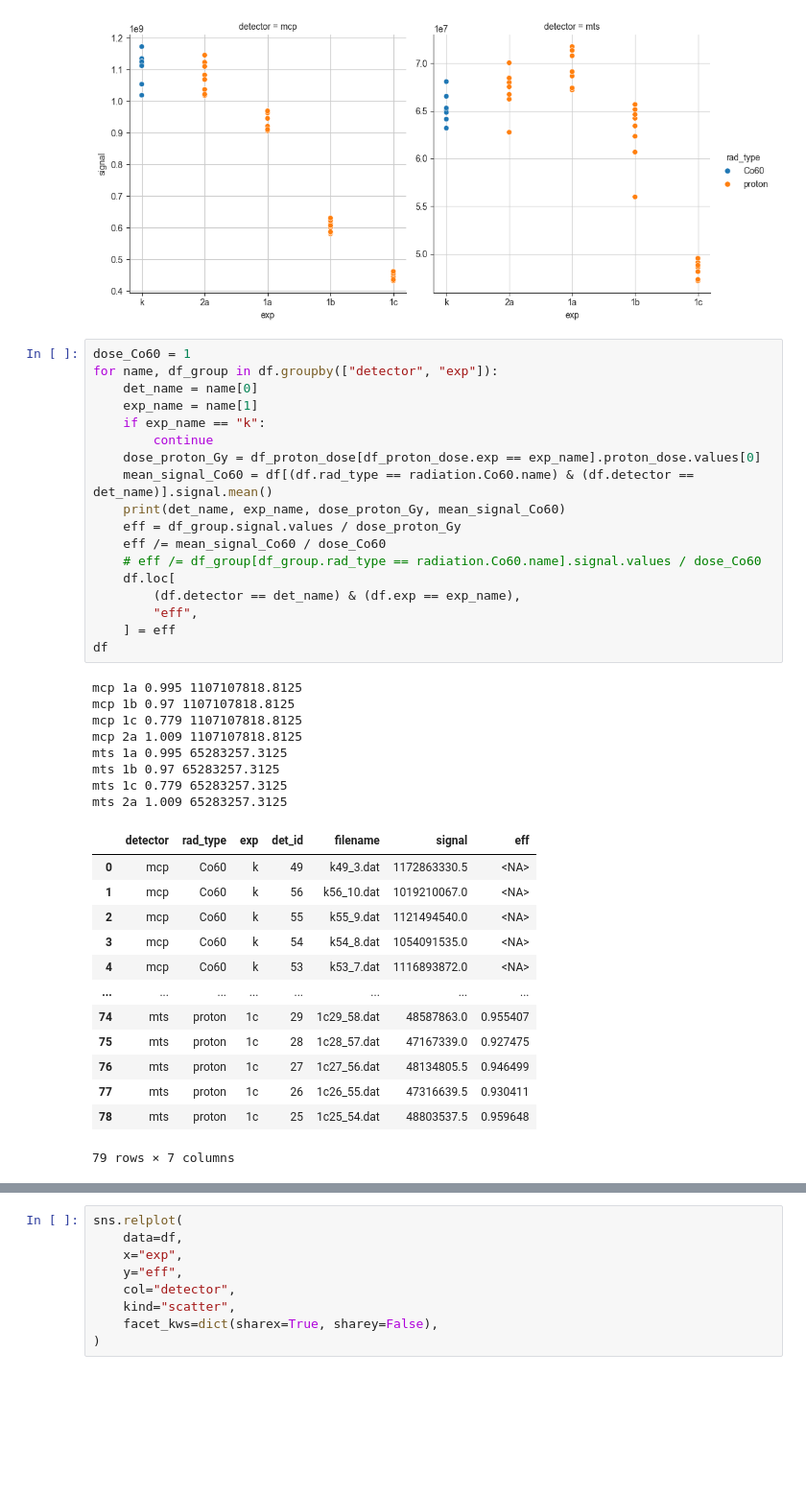
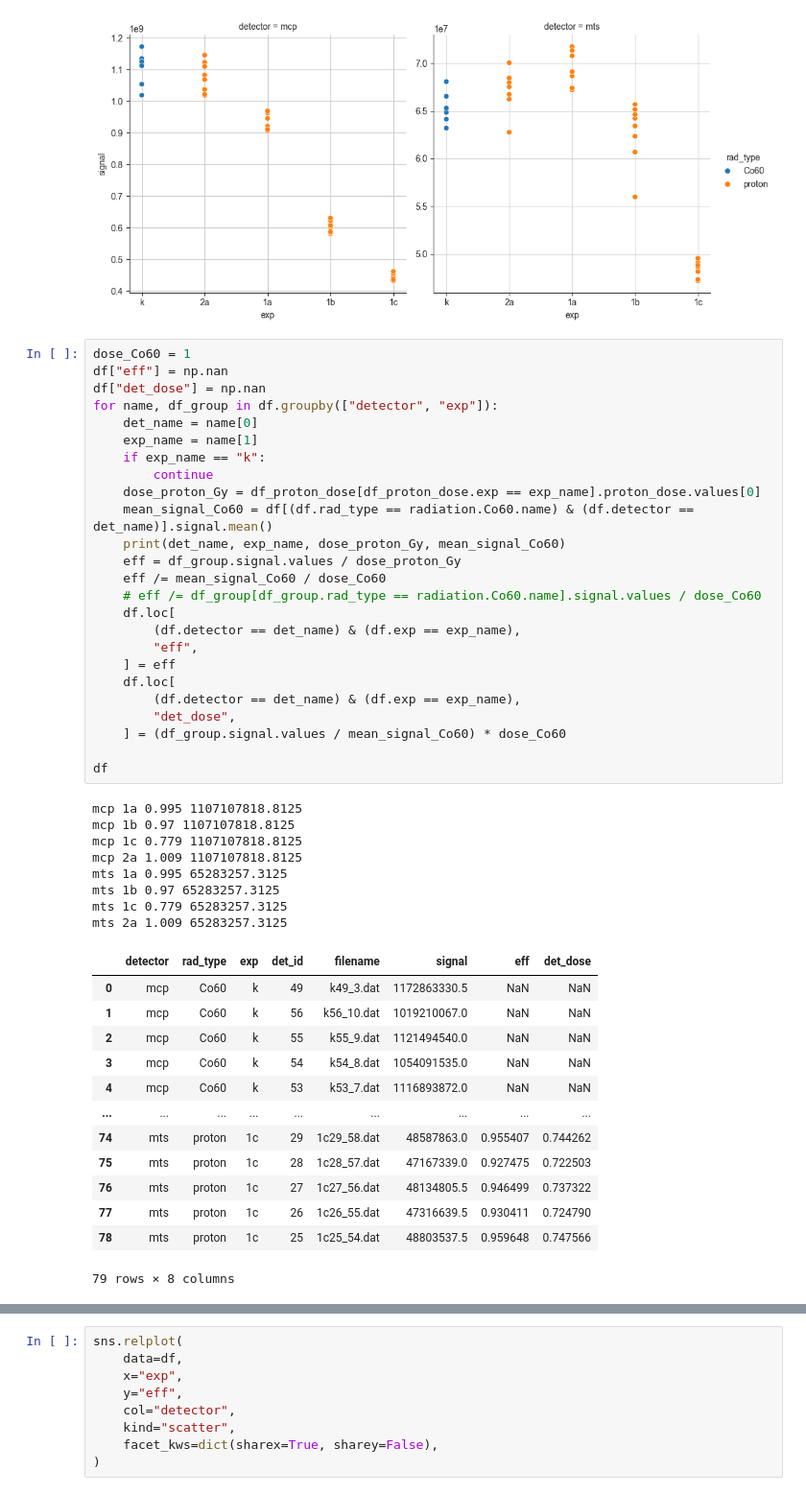
Before and after one commit to grzanka/tld_let_calibration, a Jupyter notebook: notebook/0.5-explore_data_dcpt.ipynb, the cells around one changed output, grey strips where cells are left out. Shown at 96% size. Drawn from its saved outputs; the diff is of its cells as text; blank space fills up the shorter version.

```diff
--- a/notebook/0.5-explore_data_dcpt.ipynb
+++ b/notebook/0.5-explore_data_dcpt.ipynb
@@ -208,41 +234,48 @@ sns.relplot(
 [figure]
 # %%
 dose_Co60 = 1
+df["eff"] = np.nan
+df["det_dose"] = np.nan
 for name, df_group in df.groupby(["detector", "exp"]):
     det_name = name[0]
     exp_name = name[1]
     if exp_name == "k":
         continue
     dose_proton_Gy = df_proton_dose[df_proton_dose.exp == exp_name].proton_dose.values[0]
     mean_signal_Co60 = df[(df.rad_type == radiation.Co60.name) & (df.detector == det_name)].signal.mean()
     print(det_name, exp_name, dose_proton_Gy, mean_signal_Co60)
     eff = df_group.signal.values / dose_proton_Gy
     eff /= mean_signal_Co60 / dose_Co60
     # eff /= df_group[df_group.rad_type == radiation.Co60.name].signal.values / dose_Co60
     df.loc[
         (df.detector == det_name) & (df.exp == exp_name),
         "eff",
     ] = eff
+    df.loc[
+        (df.detector == det_name) & (df.exp == exp_name),
+        "det_dose",
+    ] = (df_group.signal.values / mean_signal_Co60) * dose_Co60
+
 df
 # %% [output]
 mcp 1a 0.995 1107107818.8125
 mcp 1b 0.97 1107107818.8125
 mcp 1c 0.779 1107107818.8125
 mcp 2a 1.009 1107107818.8125
 mts 1a 0.995 65283257.3125
 mts 1b 0.97 65283257.3125
 mts 1c 0.779 65283257.3125
 mts 2a 1.009 65283257.3125
-|  | detector | rad_type | exp | det_id | filename | signal | eff |
-| 0 | mcp | Co60 | k | 49 | k49_3.dat | 1172863330.5 | <NA> |
-| 1 | mcp | Co60 | k | 56 | k56_10.dat | 1019210067.0 | <NA> |
-| 2 | mcp | Co60 | k | 55 | k55_9.dat | 1121494540.0 | <NA> |
-| 3 | mcp | Co60 | k | 54 | k54_8.dat | 1054091535.0 | <NA> |
-| 4 | mcp | Co60 | k | 53 | k53_7.dat | 1116893872.0 | <NA> |
-| ... | ... | ... | ... | ... | ... | ... | ... |
-| 74 | mts | proton | 1c | 29 | 1c29_58.dat | 48587863.0 | 0.955407 |
-| 75 | mts | proton | 1c | 28 | 1c28_57.dat | 47167339.0 | 0.927475 |
-| 76 | mts | proton | 1c | 27 | 1c27_56.dat | 48134805.5 | 0.946499 |
-| 77 | mts | proton | 1c | 26 | 1c26_55.dat | 47316639.5 | 0.930411 |
-| 78 | mts | proton | 1c | 25 | 1c25_54.dat | 48803537.5 | 0.959648 |
+|  | detector | rad_type | exp | det_id | filename | signal | eff | det_dose |
+| 0 | mcp | Co60 | k | 49 | k49_3.dat | 1172863330.5 | NaN | NaN |
+| 1 | mcp | Co60 | k | 56 | k56_10.dat | 1019210067.0 | NaN | NaN |
+| 2 | mcp | Co60 | k | 55 | k55_9.dat | 1121494540.0 | NaN | NaN |
+| 3 | mcp | Co60 | k | 54 | k54_8.dat | 1054091535.0 | NaN | NaN |
+| 4 | mcp | Co60 | k | 53 | k53_7.dat | 1116893872.0 | NaN | NaN |
+| ... | ... | ... | ... | ... | ... | ... | ... | ... |
+| 74 | mts | proton | 1c | 29 | 1c29_58.dat | 48587863.0 | 0.955407 | 0.744262 |
+| 75 | mts | proton | 1c | 28 | 1c28_57.dat | 47167339.0 | 0.927475 | 0.722503 |
+| 76 | mts | proton | 1c | 27 | 1c27_56.dat | 48134805.5 | 0.946499 | 0.737322 |
+| 77 | mts | proton | 1c | 26 | 1c26_55.dat | 47316639.5 | 0.930411 | 0.724790 |
+| 78 | mts | proton | 1c | 25 | 1c25_54.dat | 48803537.5 | 0.959648 | 0.747566 |
-79 rows × 7 columns
+79 rows × 8 columns
```
Also changed, not shown: parts of 9 cells of this notebook, 6 other files.
